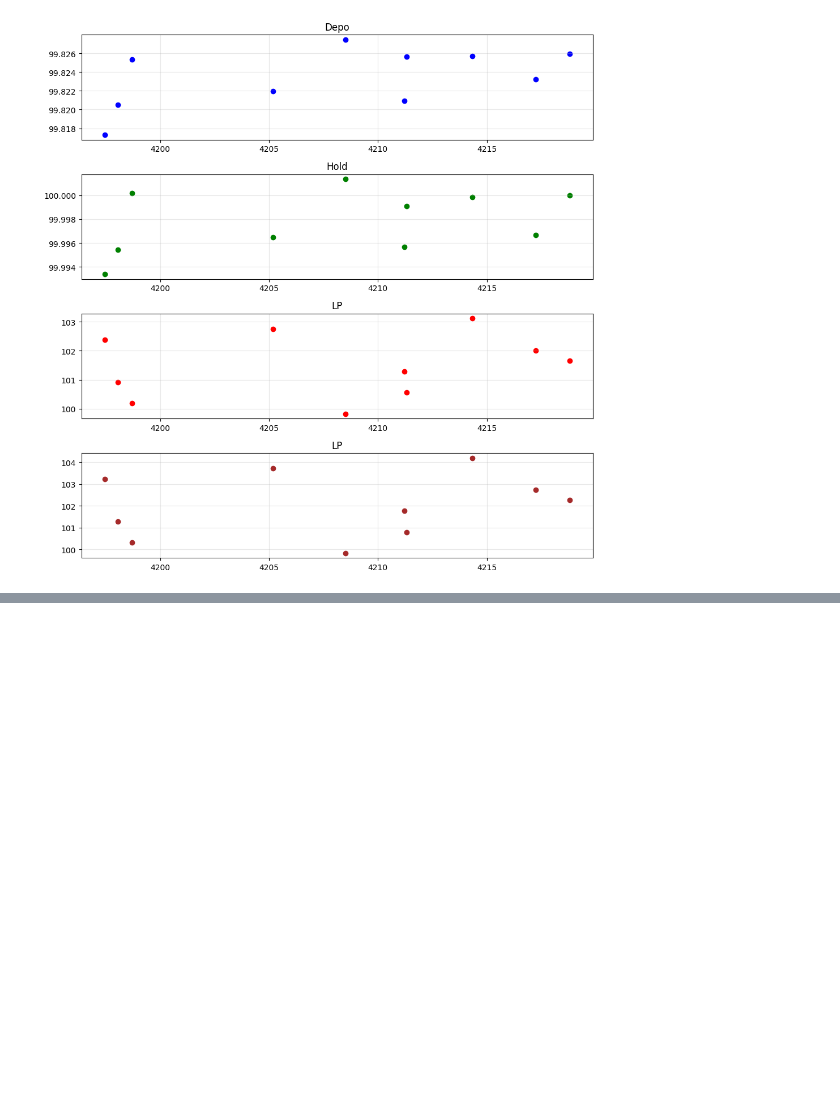
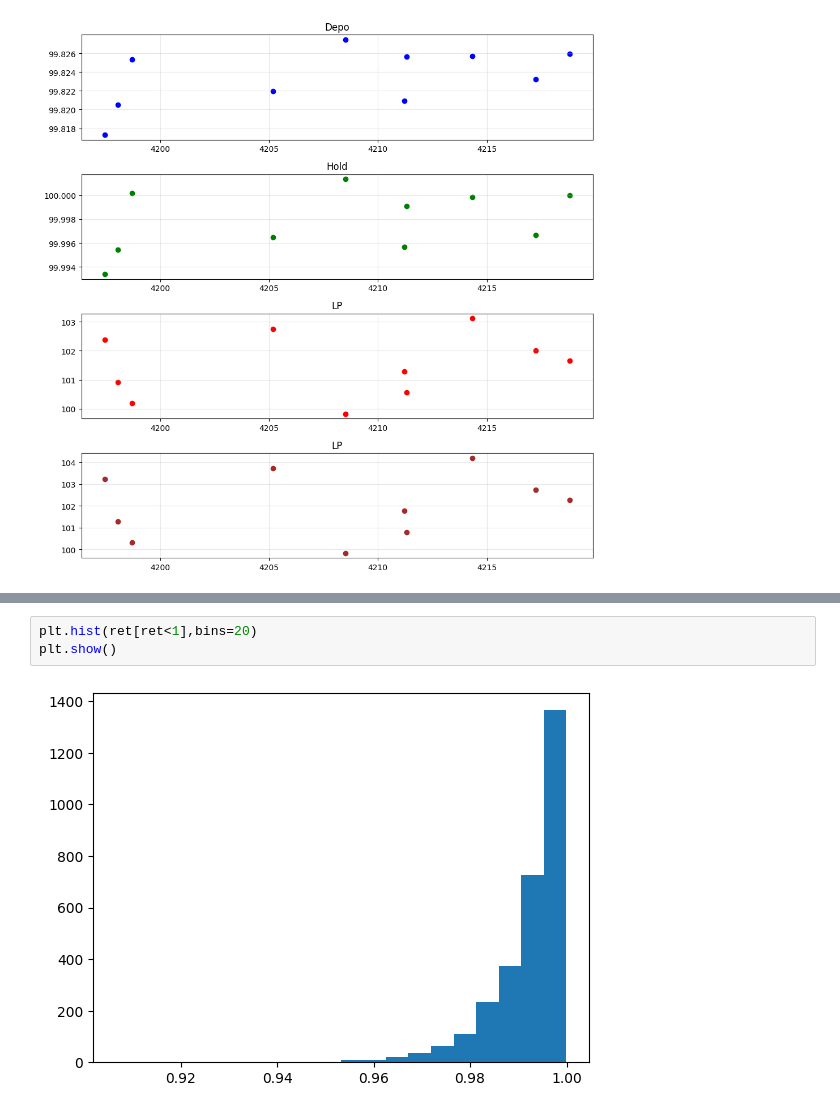
Before and after one commit to bahram3000/test_balancer_app, a Jupyter notebook: polygon_pool_analysis.ipynb, the cells around one changed output, grey strips where cells are left out. Cells and saved outputs as stored; diff of their text form; blank space fills up the shorter version.

```diff
--- a/polygon_pool_analysis.ipynb
+++ b/polygon_pool_analysis.ipynb
@@ -588,0 +607,5 @@ plt.show()
+# %%
+plt.hist(ret[ret<1],bins=20)
+plt.show()
+# %% [output]
+[figure, added]
```
Also changed, not shown: parts of 4 cells of this notebook.
